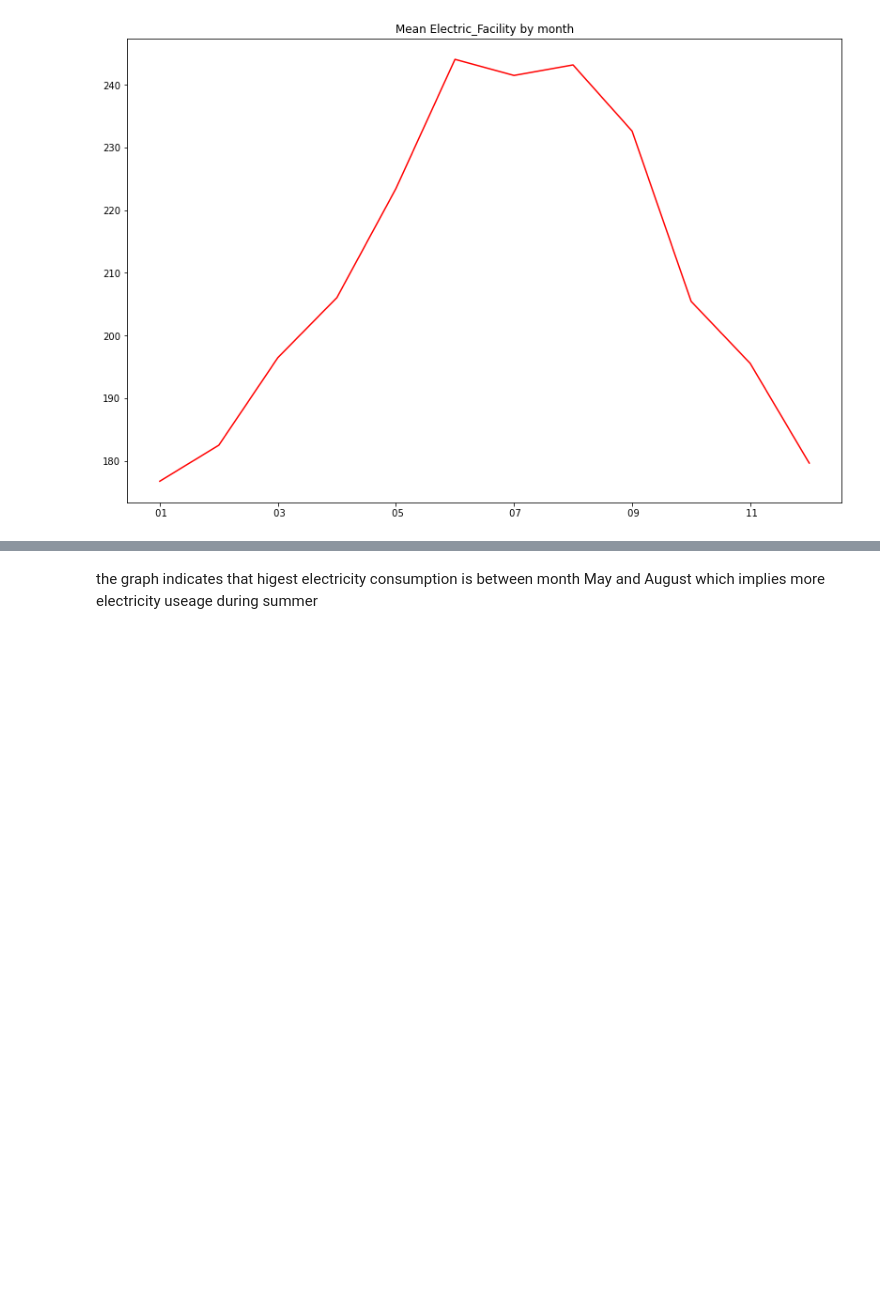
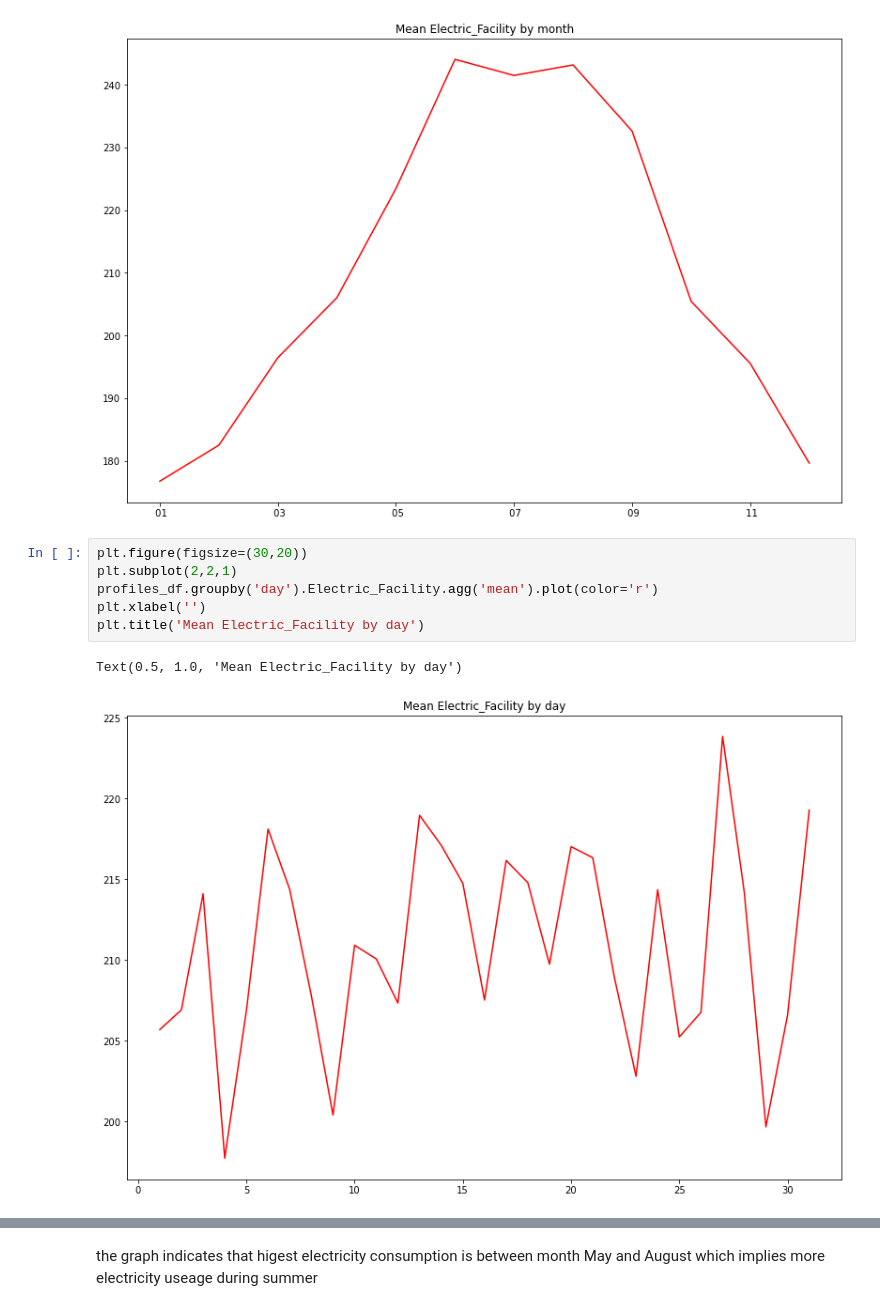
Before and after one commit to dgitts/electric-load-forecasting, a Jupyter notebook: notebooks/jude.ipynb, the cells around one changed output, grey strips where cells are left out. Cells and saved outputs as stored; diff of their text form; blank space fills up the shorter version.

```diff
--- a/notebooks/jude.ipynb
+++ b/notebooks/jude.ipynb
@@ -235,3 +280,12 @@ plt.title('Mean Electric_Facility by month')
 # %% [output]
 Text(0.5, 1.0, 'Mean Electric_Facility by month')
 [figure]
+# %%
+plt.figure(figsize=(30,20))
+plt.subplot(2,2,1)
+profiles_df.groupby('day').Electric_Facility.agg('mean').plot(color='r')
+plt.xlabel('')
+plt.title('Mean Electric_Facility by day')
+# %% [output]
+Text(0.5, 1.0, 'Mean Electric_Facility by day')
+[figure, added]
```
Also changed, not shown: parts of 20 cells of this notebook.
